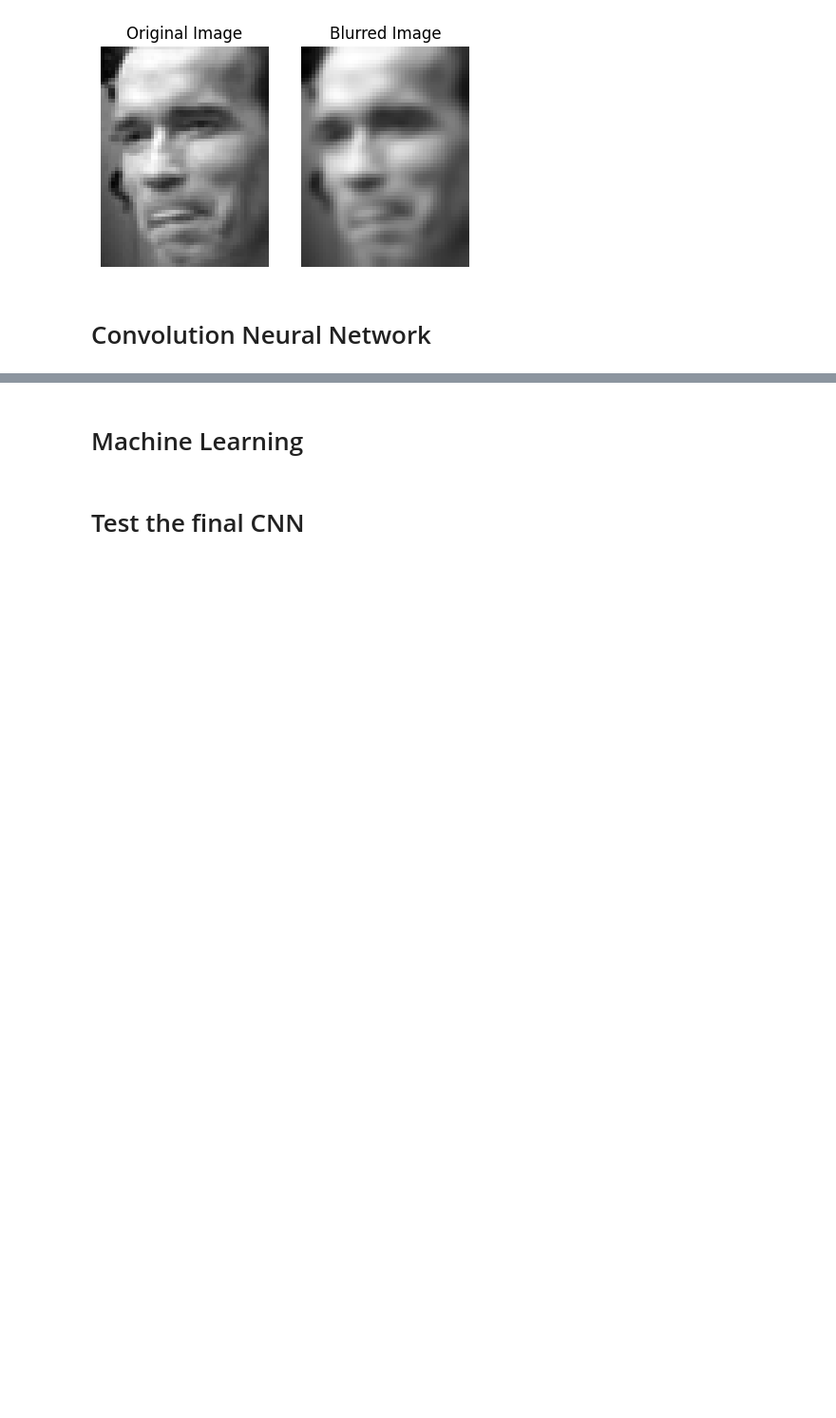
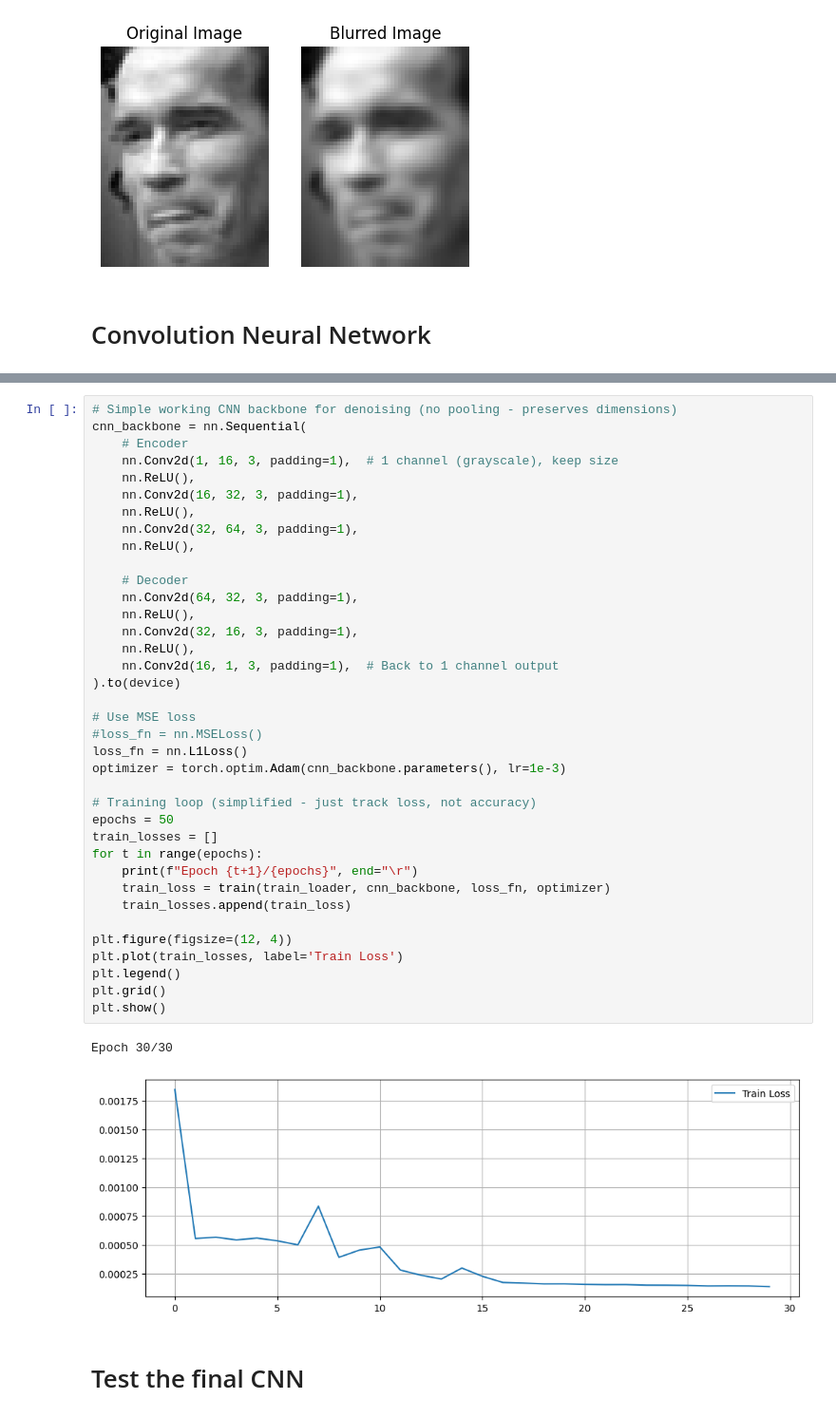
Before and after one commit to AdrienMarch/Hanon, a Jupyter notebook: Hanon.ipynb, the cells around one changed output, grey strips where cells are left out. Shown at 95% size. Cells and saved outputs as stored; diff of their text form; blank space fills up the shorter version.

```diff
--- a/Hanon.ipynb
+++ b/Hanon.ipynb
@@ -187,4 +121,42 @@ plt.xlabel("Number of epochs")
-# %% [markdown]
-# Machine Learning
+# %%
+# Simple working CNN backbone for denoising (no pooling - preserves dimensions)
+cnn_backbone = nn.Sequential(
+    # Encoder
+    nn.Conv2d(1, 16, 3, padding=1),  # 1 channel (grayscale), keep size
+    nn.ReLU(),
+    nn.Conv2d(16, 32, 3, padding=1),
+    nn.ReLU(),
+    nn.Conv2d(32, 64, 3, padding=1),
+    nn.ReLU(),
+
+    # Decoder
+    nn.Conv2d(64, 32, 3, padding=1),
+    nn.ReLU(),
+    nn.Conv2d(32, 16, 3, padding=1),
+    nn.ReLU(),
+    nn.Conv2d(16, 1, 3, padding=1),  # Back to 1 channel output
+).to(device)
+
+# Use MSE loss
+#loss_fn = nn.MSELoss()
+loss_fn = nn.L1Loss()
+optimizer = torch.optim.Adam(cnn_backbone.parameters(), lr=1e-3)
+
+# Training loop (simplified - just track loss, not accuracy)
+epochs = 50
+train_losses = []
+for t in range(epochs):
+    print(f"Epoch {t+1}/{epochs}", end="\r")
+    train_loss = train(train_loader, cnn_backbone, loss_fn, optimizer)
+    train_losses.append(train_loss)
+
+plt.figure(figsize=(12, 4))
+plt.plot(train_losses, label='Train Loss')
+plt.legend()
+plt.grid()
+plt.show()
+# %% [output]
+Epoch 30/30
+[figure, added]
 # %% [markdown]
 # Test the final CNN
```
Also changed, not shown: parts of 3 cells of this notebook.
